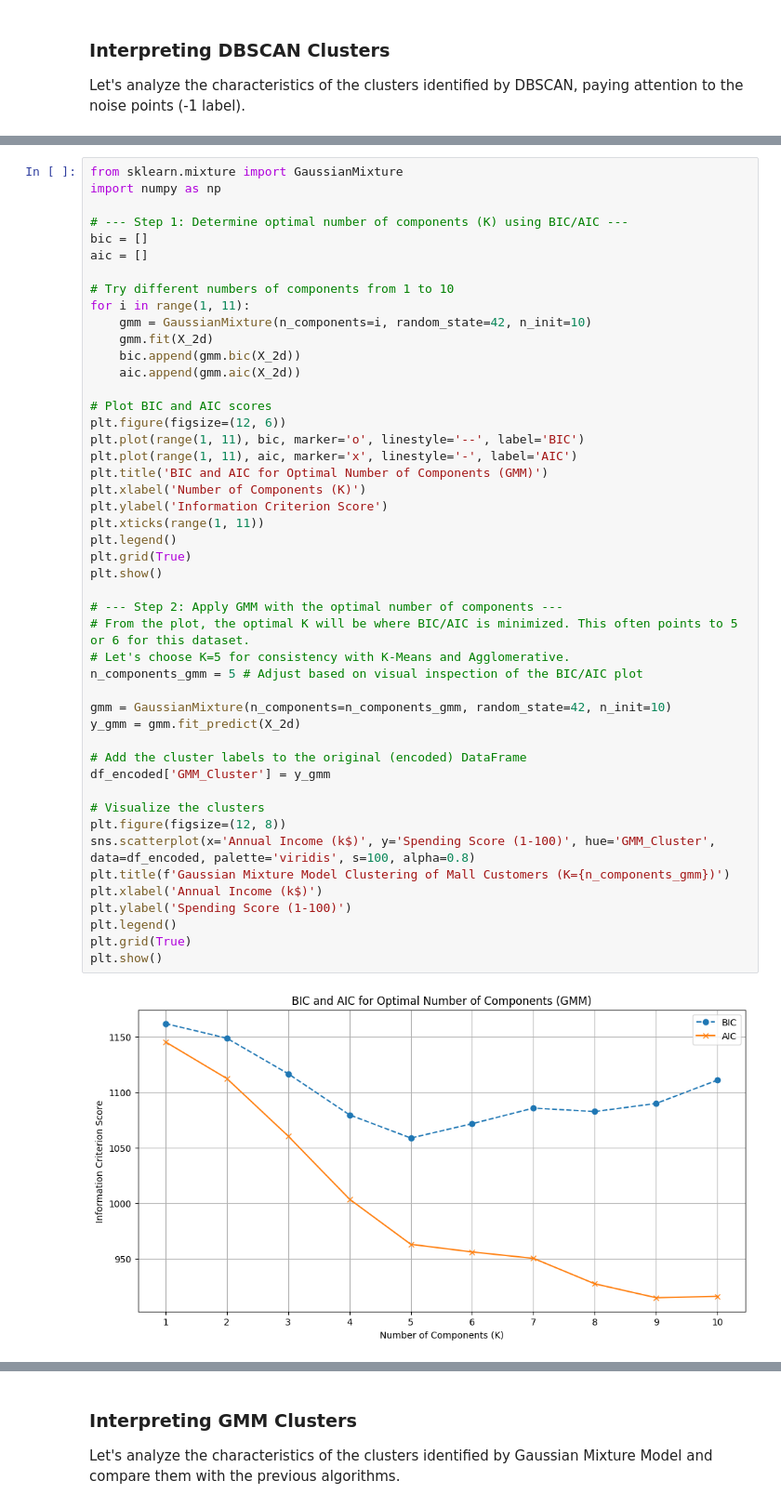
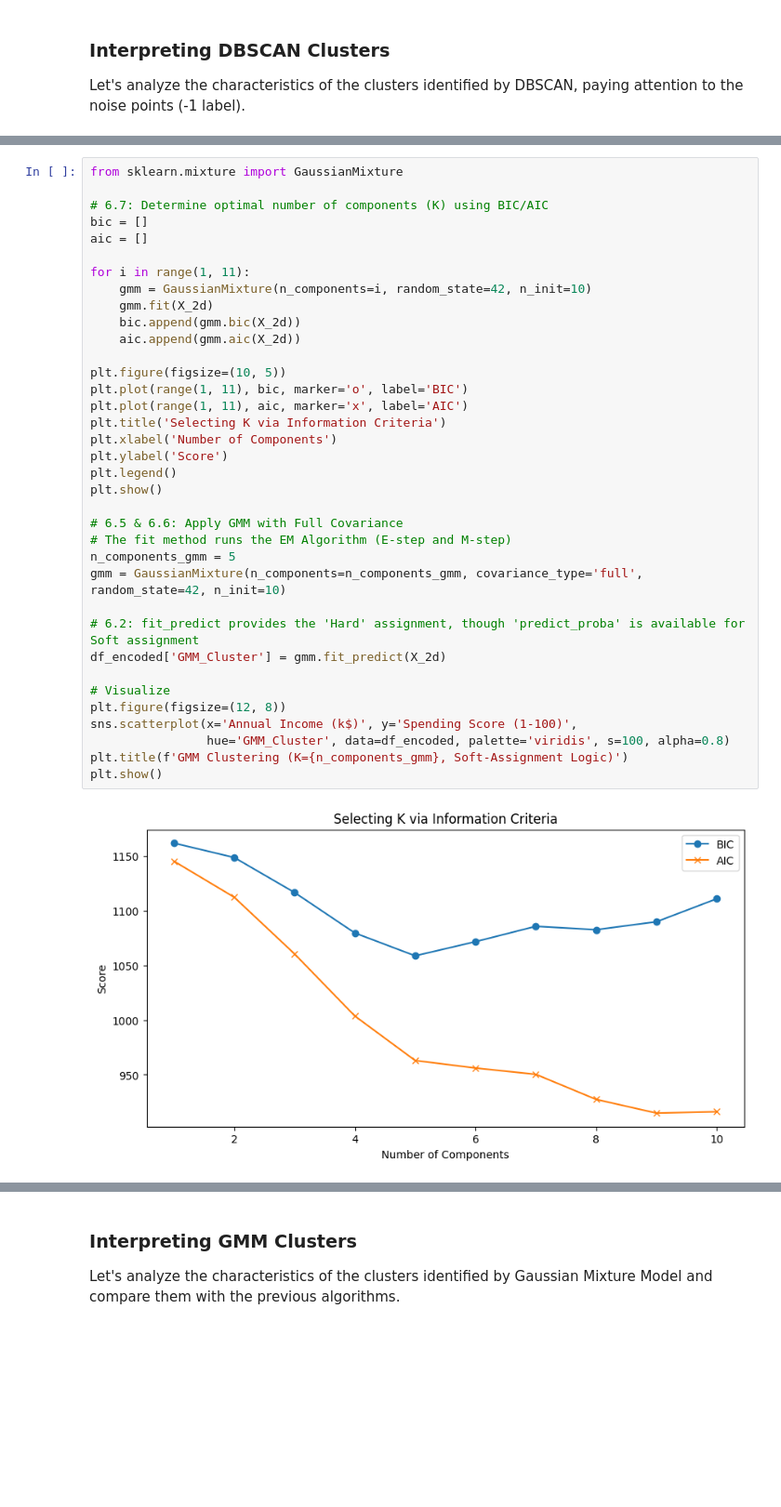
Before and after one commit to rsys-adsingh/Machine-Learning, a Jupyter notebook: study/Clustering/Clustering_Mall.ipynb, the cells around one changed output, grey strips where cells are left out. Shown at 93% size. Saved outputs shown, nothing was run; the diff lists cells and outputs as text; blank space fills up the shorter version.

```diff
--- a/study/Clustering/Clustering_Mall.ipynb
+++ b/study/Clustering/Clustering_Mall.ipynb
@@ -606,49 +630,38 @@ Let's apply GMM to our scaled `Annual Income (k$)` and `Spending Score (1-100)`
 # %%
 from sklearn.mixture import GaussianMixture
-import numpy as np
 
-# --- Step 1: Determine optimal number of components (K) using BIC/AIC ---
+# 6.7: Determine optimal number of components (K) using BIC/AIC
 bic = []
 aic = []
 
-# Try different numbers of components from 1 to 10
 for i in range(1, 11):
     gmm = GaussianMixture(n_components=i, random_state=42, n_init=10)
     gmm.fit(X_2d)
     bic.append(gmm.bic(X_2d))
     aic.append(gmm.aic(X_2d))
 
-# Plot BIC and AIC scores
-plt.figure(figsize=(12, 6))
-plt.plot(range(1, 11), bic, marker='o', linestyle='--', label='BIC')
-plt.plot(range(1, 11), aic, marker='x', linestyle='-', label='AIC')
-plt.title('BIC and AIC for Optimal Number of Components (GMM)')
-plt.xlabel('Number of Components (K)')
-plt.ylabel('Information Criterion Score')
-plt.xticks(range(1, 11))
+plt.figure(figsize=(10, 5))
+plt.plot(range(1, 11), bic, marker='o', label='BIC')
+plt.plot(range(1, 11), aic, marker='x', label='AIC')
+plt.title('Selecting K via Information Criteria')
+plt.xlabel('Number of Components')
+plt.ylabel('Score')
 plt.legend()
-plt.grid(True)
 plt.show()
 
-# --- Step 2: Apply GMM with the optimal number of components ---
-# From the plot, the optimal K will be where BIC/AIC is minimized. This often points to 5 or 6 for this dataset.
-# Let's choose K=5 for consistency with K-Means and Agglomerative.
-n_components_gmm = 5 # Adjust based on visual inspection of the BIC/AIC plot
+# 6.5 & 6.6: Apply GMM with Full Covariance
+# The fit method runs the EM Algorithm (E-step and M-step)
+n_components_gmm = 5
+gmm = GaussianMixture(n_components=n_components_gmm, covariance_type='full', random_state=42, n_init=10)
 
-gmm = GaussianMixture(n_components=n_components_gmm, random_state=42, n_init=10)
-y_gmm = gmm.fit_predict(X_2d)
+# 6.2: fit_predict provides the 'Hard' assignment, though 'predict_proba' is available for Soft assignment
+df_encoded['GMM_Cluster'] = gmm.fit_predict(X_2d)
 
-# Add the cluster labels to the original (encoded) DataFrame
-df_encoded['GMM_Cluster'] = y_gmm
-
-# Visualize the clusters
+# Visualize
 plt.figure(figsize=(12, 8))
-sns.scatterplot(x='Annual Income (k$)', y='Spending Score (1-100)', hue='GMM_Cluster', data=df_encoded, palette='viridis', s=100, alpha=0.8)
-plt.title(f'Gaussian Mixture Model Clustering of Mall Customers (K={n_components_gmm})')
-plt.xlabel('Annual Income (k$)')
-plt.ylabel('Spending Score (1-100)')
-plt.legend()
-plt.grid(True)
+sns.scatterplot(x='Annual Income (k$)', y='Spending Score (1-100)',
+                hue='GMM_Cluster', data=df_encoded, palette='viridis', s=100, alpha=0.8)
+plt.title(f'GMM Clustering (K={n_components_gmm}, Soft-Assignment Logic)')
 plt.show()
 # %% [output]
-[figure, old version]
+[figure, new version]
```
Also changed, not shown: parts of 9 cells of this notebook.
